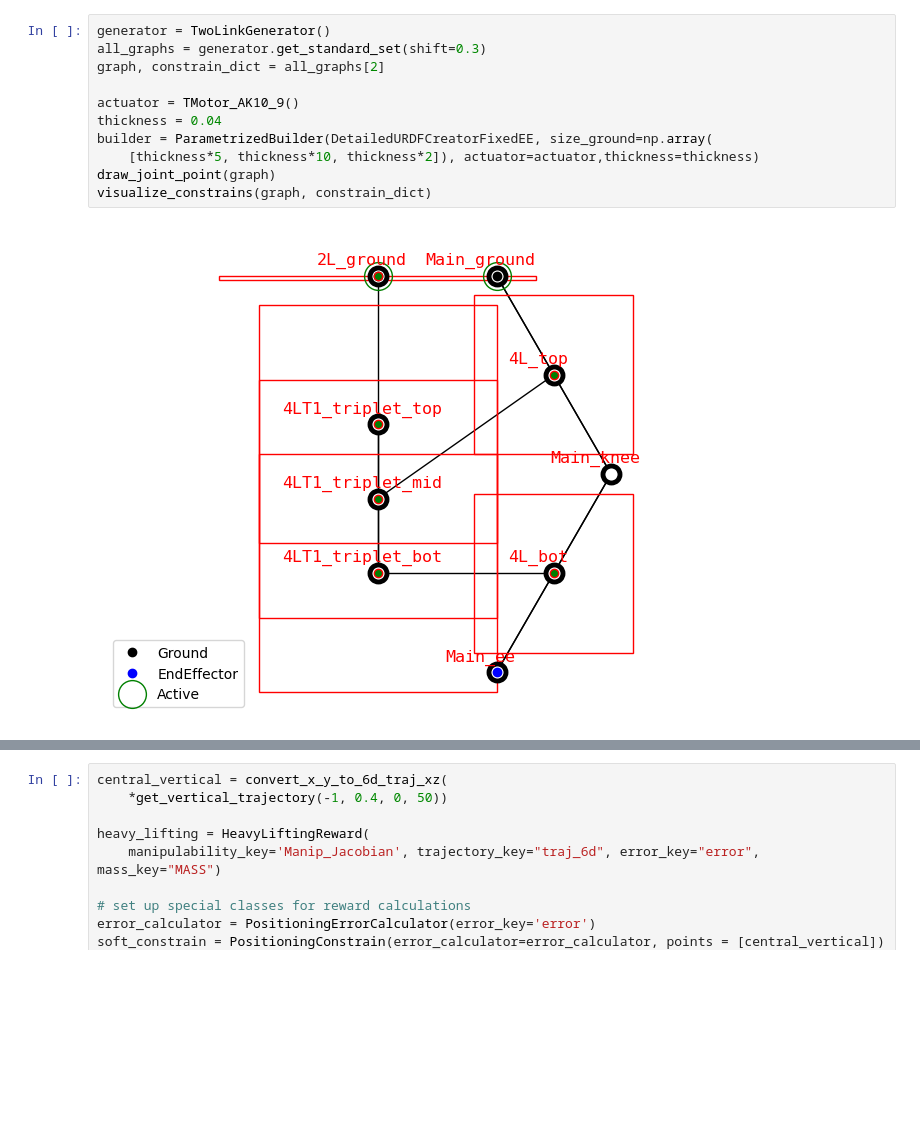
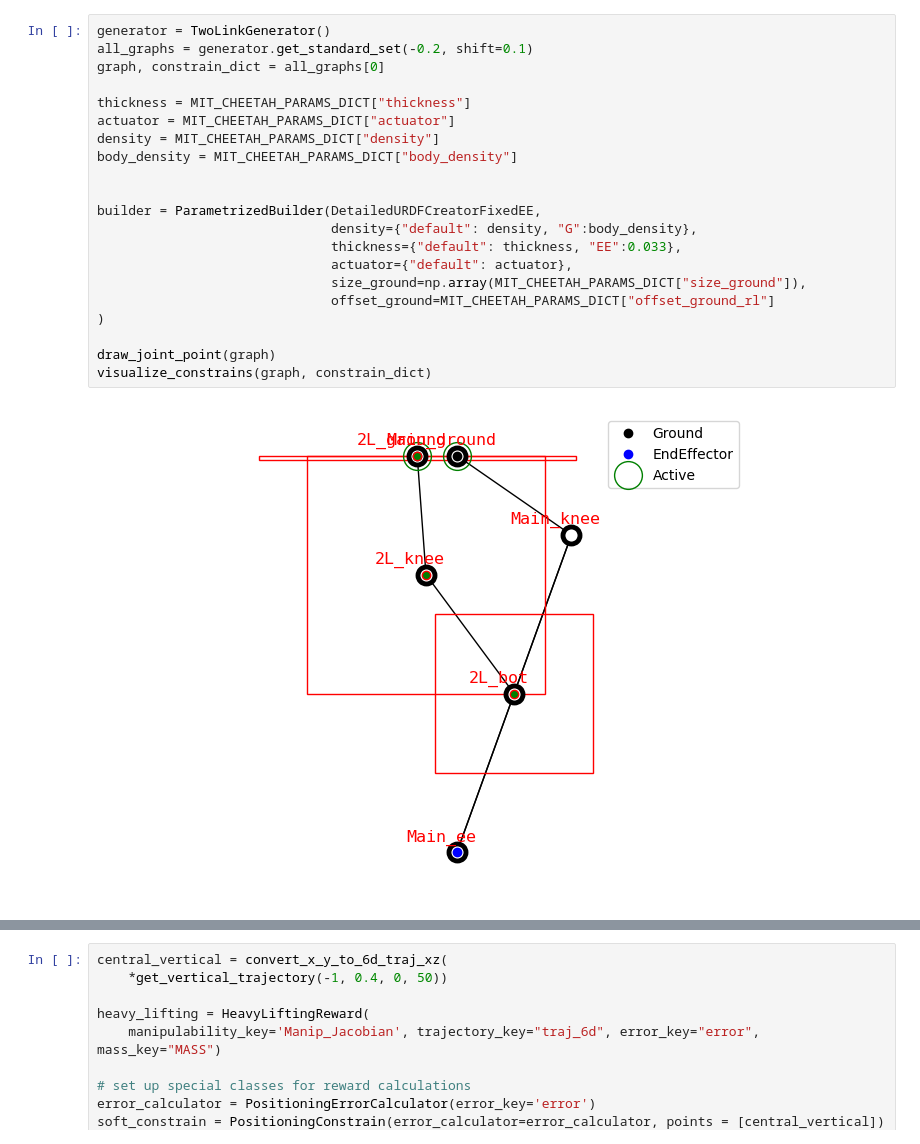
Before and after one commit to LicAiBeerLab/auto-robotics-design, a Jupyter notebook: apps/optimize/single_topology_normilized copy 2.ipynb, the cells around one changed output, grey strips where cells are left out. Cells and saved outputs as stored; diff of their text form; blank space fills up the shorter version.

Commit message:
add horizontal traj, setup opt for MIT Cheetah

```diff
--- a/apps/optimize/single_topology_normilized copy 2.ipynb
+++ b/apps/optimize/single_topology_normilized copy 2.ipynb
@@ -27,16 +27,26 @@ from auto_robot_design.description.builder import ParametrizedBuilder, DetailedU
 # %%
 generator = TwoLinkGenerator()
-all_graphs = generator.get_standard_set(shift=0.3)
-graph, constrain_dict = all_graphs[2]
+all_graphs = generator.get_standard_set(-0.2, shift=0.1)
+graph, constrain_dict = all_graphs[0]
 
-actuator = TMotor_AK10_9()
-thickness = 0.04
-builder = ParametrizedBuilder(DetailedURDFCreatorFixedEE, size_ground=np.array(
-    [thickness*5, thickness*10, thickness*2]), actuator=actuator,thickness=thickness)
+thickness = MIT_CHEETAH_PARAMS_DICT["thickness"]
+actuator = MIT_CHEETAH_PARAMS_DICT["actuator"]
+density = MIT_CHEETAH_PARAMS_DICT["density"]
+body_density = MIT_CHEETAH_PARAMS_DICT["body_density"]
+
+
+builder = ParametrizedBuilder(DetailedURDFCreatorFixedEE,
+                              density={"default": density, "G":body_density},
+                              thickness={"default": thickness, "EE":0.033},
+                              actuator={"default": actuator},
+                              size_ground=np.array(MIT_CHEETAH_PARAMS_DICT["size_ground"]),
+                              offset_ground=MIT_CHEETAH_PARAMS_DICT["offset_ground_rl"]
+)
+
 draw_joint_point(graph)
 visualize_constrains(graph, constrain_dict)
 # %% [output]
-[figure, old version]
+[figure, new version]
 # %%
 # 2) characteristics to be calculated
 # criteria that either calculated without any reference to points, or calculated through the aggregation of values from all points on trajectory
```
Also changed, not shown: parts of 6 cells of this notebook, 6 other files.
